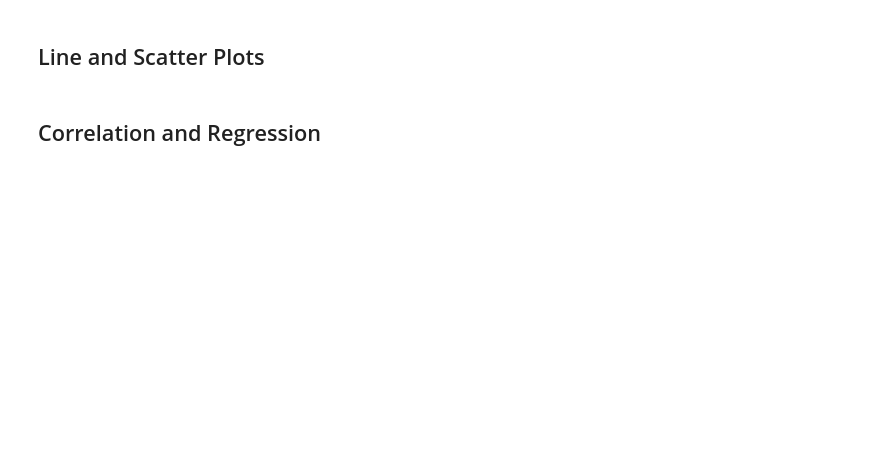
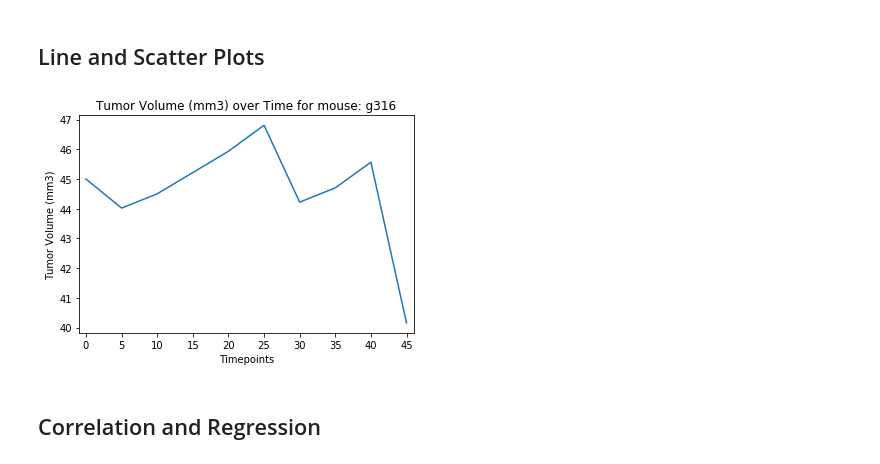
Before and after one commit to mgood13/matplotlib_challenge, a Jupyter notebook: pymaceuticals_starter.ipynb, the cells around one changed output. Saved outputs shown, nothing was run; the diff lists cells and outputs as text; code cells hidden in the pictures; blank space fills up the shorter version.

```diff
--- a/pymaceuticals_starter.ipynb
+++ b/pymaceuticals_starter.ipynb
@@ -297,3 +307,26 @@ plt.show()
+# %%
+# Generate a line plot of tumor volume vs. time point for a mouse treated with Capomulin
+
+# Grab all the mice that were treated with Capomulin
+capmice = summative_df.loc[summative_df['Drug Regimen'] == 'Capomulin',:].reset_index()
+
+# Determine the number of unique mice contained
+length = capmice['Mouse ID'].unique().size
+
+# Pick one of the ids at random
+mouse_id = capmice['Mouse ID'].unique()[random.randint(0,length)]
+
+# Grab the data for this mouse id and then plot (with proper formatting)
+mouse_df = capmice.loc[capmice['Mouse ID'] == mouse_id,:]
+plt.plot(mouse_df['Timepoint'],mouse_df['Tumor Volume (mm3)'])
+plt.title('Tumor Volume (mm3) over Time for mouse: ' + mouse_id)
+plt.xlabel('Timepoints')
+plt.ylabel('Tumor Volume (mm3)')
+plt.xticks(mouse_df['Timepoint'])
+plt.xlim([-1,mouse_df['Timepoint'].max() + 1])
+plt.show()
+# %% [output]
+[figure, added]
 # %%
 # Generate a scatter plot of average tumor volume vs. mouse weight for the Capomulin regimen
 # %% [markdown]
```
Also changed, not shown: parts of 6 cells of this notebook.
